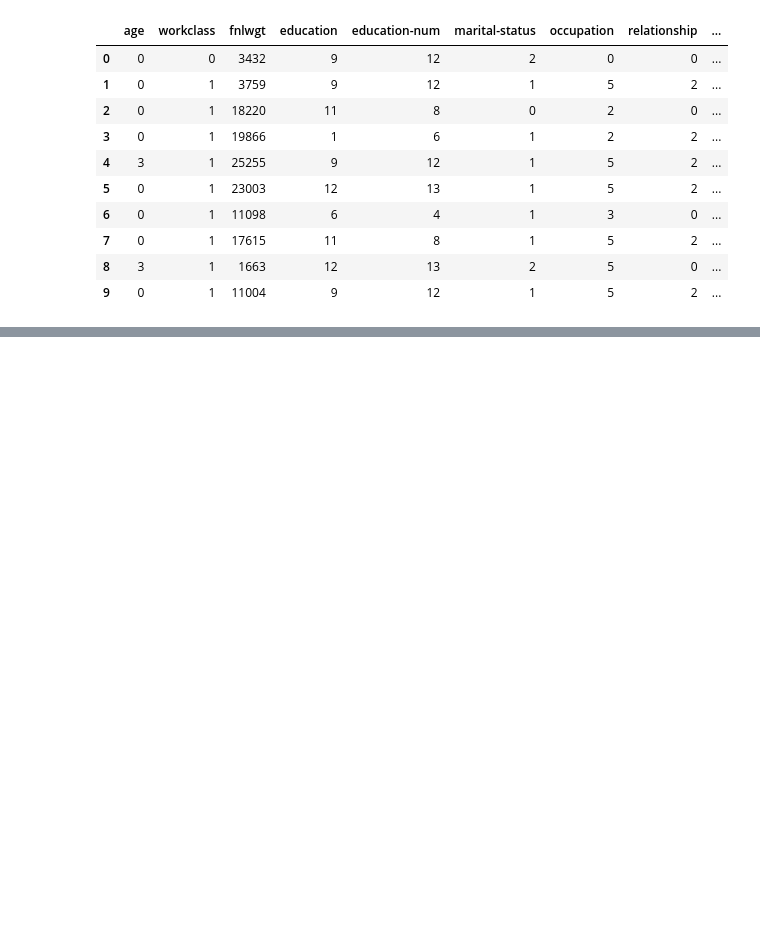
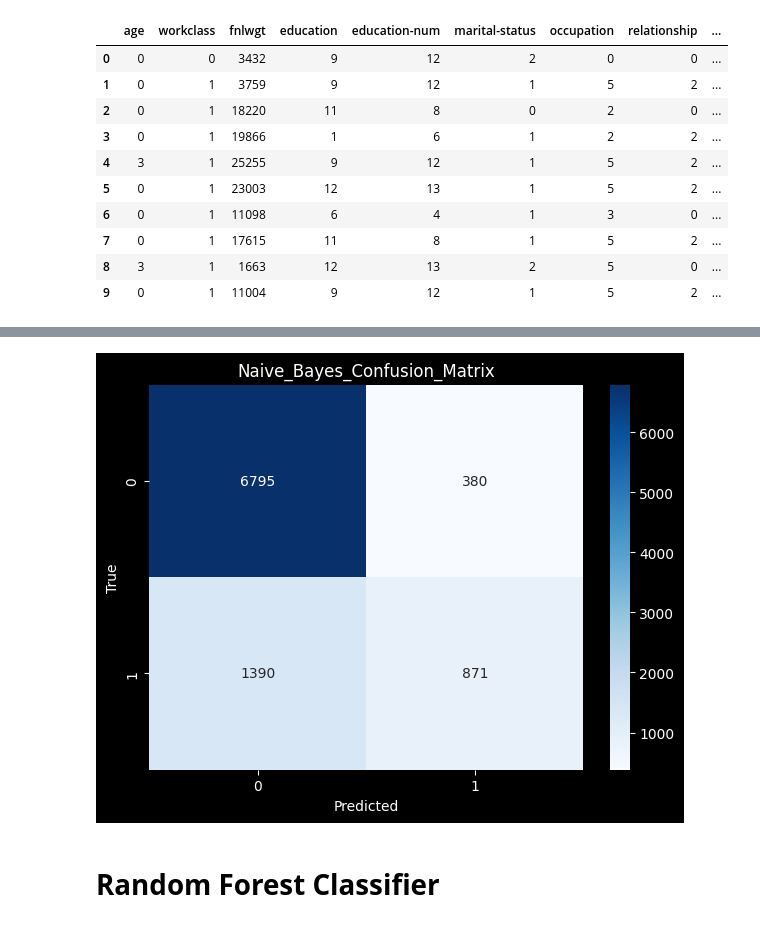
Before and after one commit to Starlight0901/Adult-Census-Income-Prediction, a Jupyter notebook: ML_CW_.ipynb, the cells around one changed output, grey strips where cells are left out. Cells and saved outputs as stored; diff of their text form; code cells hidden in the pictures; blank space fills up the shorter version.

```diff
--- a/ML_CW_.ipynb
+++ b/ML_CW_.ipynb
@@ -1287,0 +1311,3 @@ plt.show()
+# %%
+y = correlation_df['income']
+X = correlation_df.drop(['income'], axis=1)
@@ -1287,0 +1329,5 @@ plt.show()
+# %%
+x_train, x_test, y_train, y_test = train_test_split(X,y, test_size = 0.2)
+# %%
+gb = GaussianNB()
+gb.fit(x_train,y_train)
@@ -1287,0 +1336,11 @@ plt.show()
+# %%
+y_pred = gb.predict(x_test)
+print("\n classification_report")
+print(classification_report(y_test,y_pred))
+
+print("\n confusion_matrix")
+Naive_Bayes_Confusion_Matrix = confusion_matrix(y_test,y_pred)
+print(Naive_Bayes_Confusion_Matrix)
+
+print("\n Accuracy")
+print(accuracy_score(y_test,y_pred)*100)
@@ -1287,0 +1365,11 @@ plt.show()
+# %%
+plt.figure(figsize=(7, 5))
+sns.heatmap(Naive_Bayes_Confusion_Matrix, annot=True, fmt="d", cmap="Blues", cbar=True)
+plt.xlabel('Predicted')
+plt.ylabel('True')
+plt.title('Naive_Bayes_Confusion_Matrix')
+plt.show()
+# %% [output]
+[figure, added]
+# %% [markdown]
+# **Random Forest Classifier**
```
Also changed, not shown: parts of 10 cells of this notebook.
